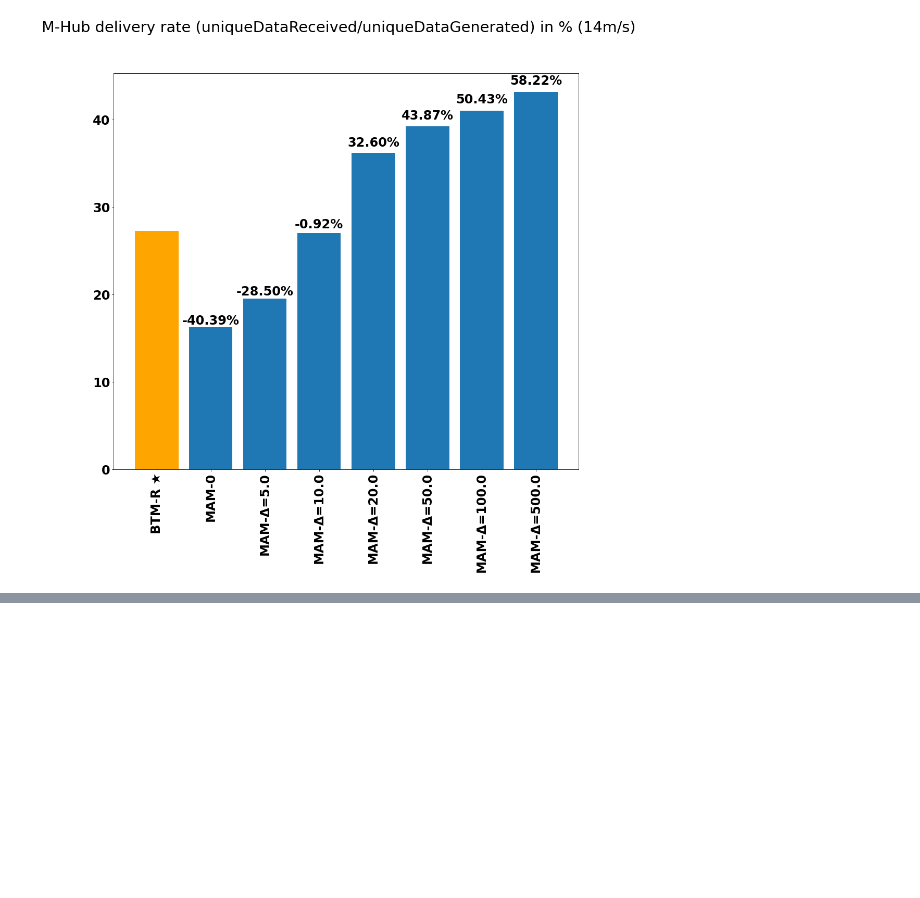
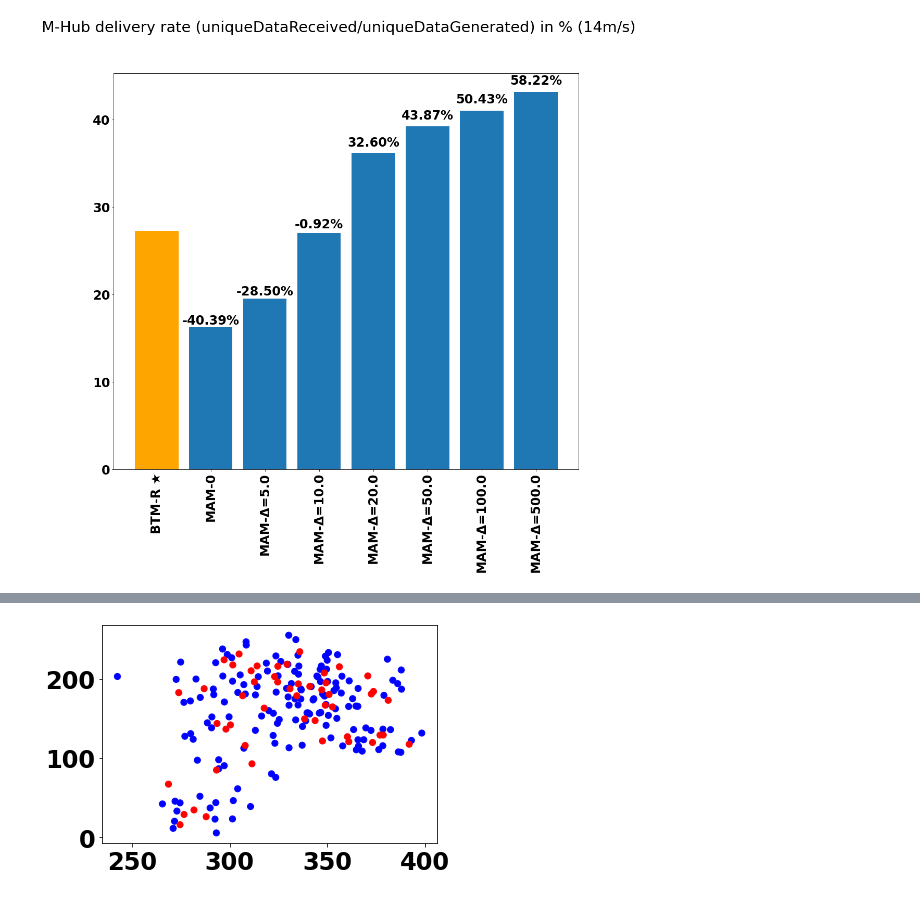
Before and after one commit to marcelopaulon/PUC-Rio, a Jupyter notebook: showcases/projects/mam/Untitled.ipynb, the cells around one changed output, grey strips where cells are left out. Saved outputs shown, nothing was run; the diff lists cells and outputs as text; code cells hidden in the pictures; blank space fills up the shorter version.

Commit message:
WIP - random maps

```diff
--- a/showcases/projects/mam/Untitled.ipynb
+++ b/showcases/projects/mam/Untitled.ipynb
@@ -1020,0 +1115,84 @@ plotPacketsUniqueDeliveryRate(labels, values, 14, 15)
+# %%
+import random
+from math import cos, sin, floor, sqrt, pi, ceil
+
+mapWidthM = 400
+mapHeightM = 400
+
+nodeCount = 200
+lpnFnRatio = 4
+minDistanceM = 5
+maxDistanceM = 40
+
+def getRandomPoint(mapWidthM, mapHeightM, startX, startY, minDistance, maxDistance):
+    x = -1
+    y = -1
+
+    while x < 0 or y < 0 or x > mapWidthM or y > mapHeightM:
+        targetDistance = random.uniform(minDistanceM,maxDistanceM)
+        theta = random.random()*pi*2
+
+        x = startX + cos(theta)*targetDistance;
+        y = startY + sin(theta)*targetDistance;
+    return [x,y]
+
+def genMap(mapWidthM, mapHeightM, nodeCount, lpnFnRatio, minDistanceM, maxDistanceM):
+
+    nRelayNodes = nodeCount/lpnFnRatio
+
+    if nRelayNodes <= 0:
+        print('Invalid nodeCount/lpnFnRatio proportion')
+        exit
+
+    print(str(nodeCount) + ' nodes. ' + str(lpnFnRatio) + ' LPN per FN. FN/RN count = ' + str(nRelayNodes))
+
+    startX = random.randint(0, mapWidthM)
+    startY = random.randint(0, mapHeightM)
+
+    nodeMap = [{
+        'x': startX,
+        'y': startY,
+        'mode': 'relay'
+    }]
+
+    for i in range(1, nodeCount):
+        lpn = i >= nRelayNodes
+
+        mode = None
+
+        if not lpn:
+            mode = 'relay'
+            # Relay node. Should spawn near the last appended relay node
+            randomPoint = getRandomPoint(mapWidthM, mapHeightM, startX, startY, minDistanceM, maxDistanceM)
+            x = randomPoint[0]
+            y = randomPoint[1]
+            startX = x
+            startY = y
+        else:
+            mode = 'lpn'
+            relayIdx = int((i - nRelayNodes) % nRelayNodes)
+
+            relay = nodeMap[relayIdx]
+            if relay['mode'] != 'relay':
+                print('Error. LPN chose a non-relay node to spawn near-to')
+                exit
+
+            # Low power node. Should spawn near a relay node.
+            randomPoint = getRandomPoint(mapWidthM, mapHeightM, relay['x'], relay['y'], minDistanceM, maxDistanceM)
+            x = randomPoint[0]
+            y = randomPoint[1]
+        nodeMap.append({
+            'x': x,
+            'y': y,
+            'mode': mode
+        })
+    return nodeMap
+
+for i in range (0, 10):
+    nodeMap = genMap(mapWidthM, mapHeightM, nodeCount, lpnFnRatio, minDistanceM, maxDistanceM)
+    df = pd.DataFrame(data=reversed(nodeMap))
+    colors = {'relay':'red', 'lpn':'blue'}
+
+    plt.scatter(df['x'], df['y'], c=df['mode'].map(colors))
+    plt.show()
+# %% [output]
@@ -1020,0 +1200 @@ plotPacketsUniqueDeliveryRate(labels, values, 14, 15)
+[figure, added]
```
Also changed, not shown: parts of 3 cells of this notebook.
